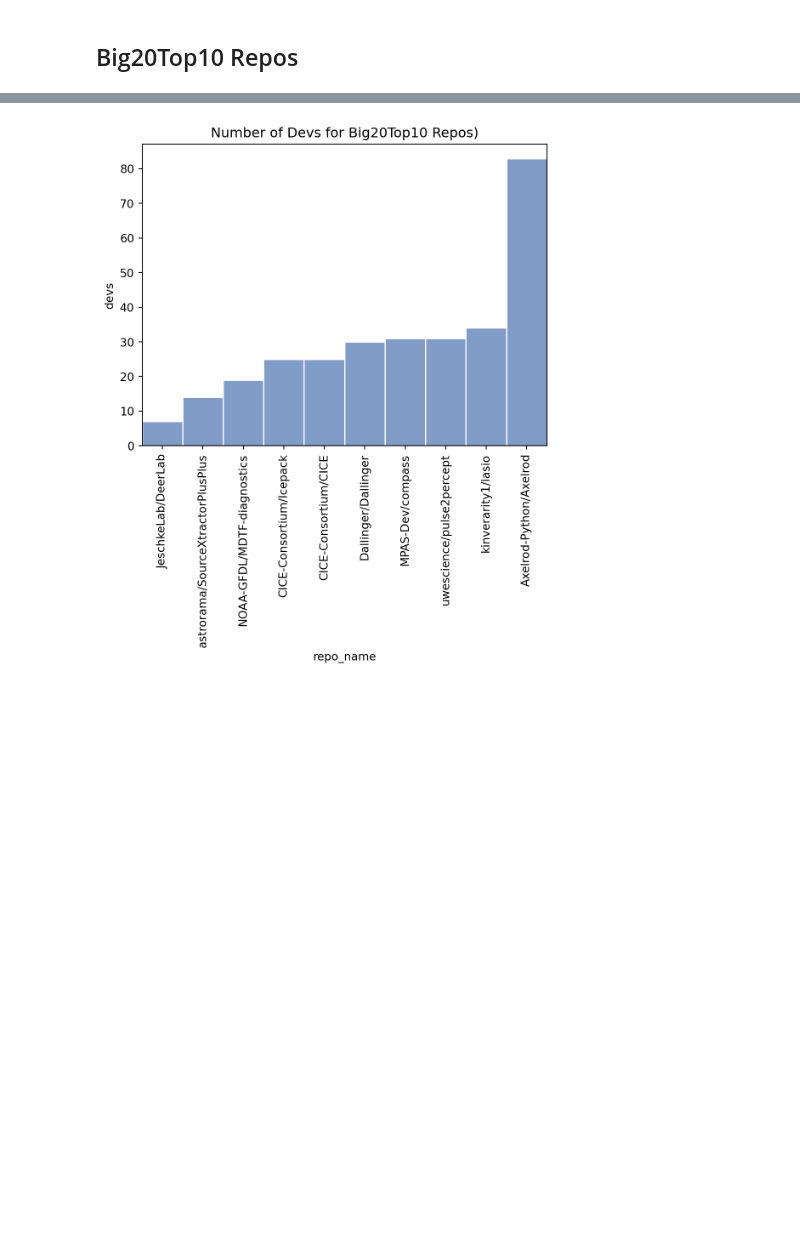
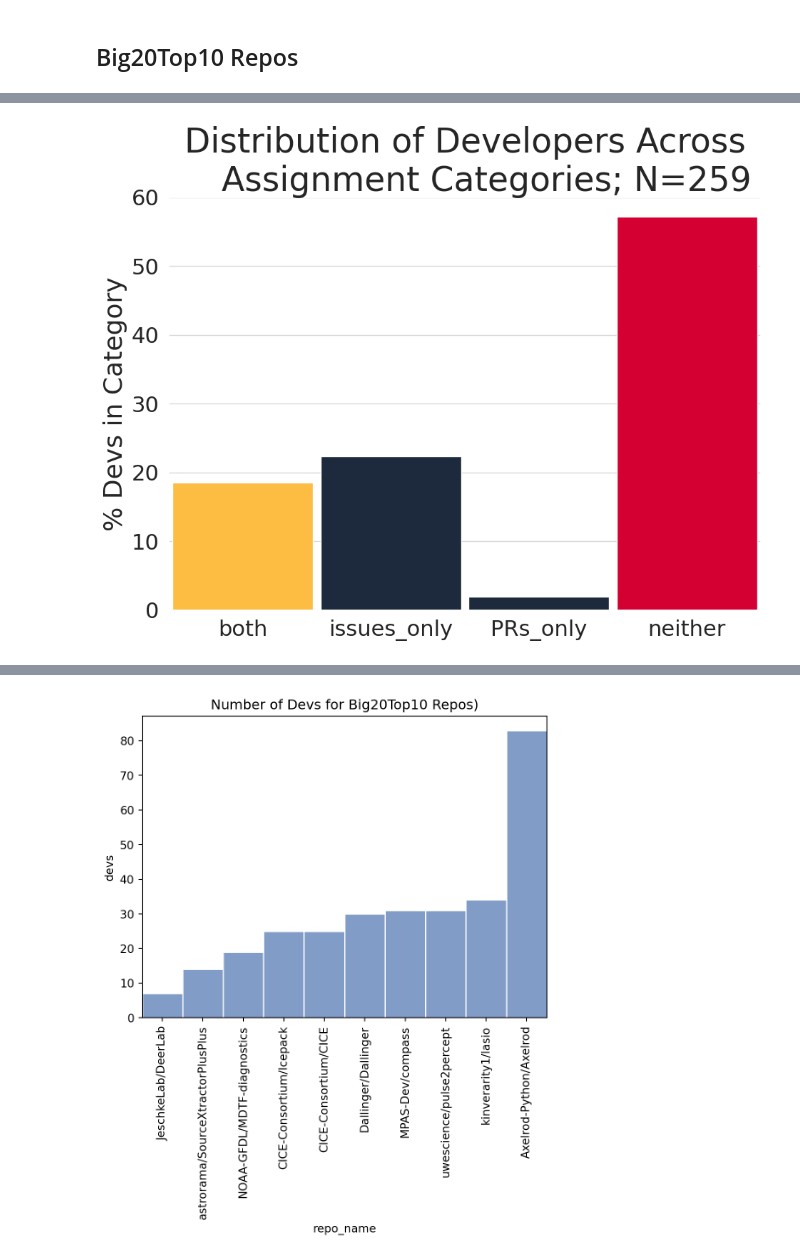
Before and after one commit to FlicAnderson/RSE-personas, a Jupyter notebook: githubanalysis/notebooks/Dev_Assignment.ipynb, the cells around one changed output, grey strips where cells are left out. Cells and saved outputs as stored; diff of their text form; code cells hidden in the pictures; blank space fills up the shorter version.

```diff
--- a/githubanalysis/notebooks/Dev_Assignment.ipynb
+++ b/githubanalysis/notebooks/Dev_Assignment.ipynb
@@ -78,0 +539,22 @@ big20top10stats
+# %%
+cat_palette = {'both': "#FDBC42", 'issues_only':  "#1D2A3D", 'PRs_only': "#1D2A3D", 'neither': "#D50032"}
+palette_list = list(cat_palette.values())
+(
+    so.Plot(
+        data=dev_assignments,
+        x='assignment',
+        color='assignment'
+    )
+    .add(so.Bars(width=.95, alpha=1), so.Hist(stat='percent'), legend=False)
+    .scale(x=so.Nominal(order=cat_order), color=so.Nominal(palette_list, order=cat_order), legend=False)
+    .theme({"axes.facecolor": "w", "grid.color":'grey', "grid.alpha": 0.3, "axes.axisbelow":True})
+    .theme({"font.size":26,"axes.titlesize":34,"axes.labelsize":26, "xtick.labelsize":22, "ytick.labelsize":22})
+    .label(y='% Devs in Category')
+    .label(x='')
+    .label(title=f"""Distribution of Developers Across
+    Assignment Categories; N={len(dev_assignments.index)}""", size=40)
+    .layout(size=(10,8))
+    .save("../../images/bars-distribution-cats.png", dpi=1000)
+).show()
+# %% [output]
+[figure, added]
```
Also changed, not shown: parts of 86 cells of this notebook.
